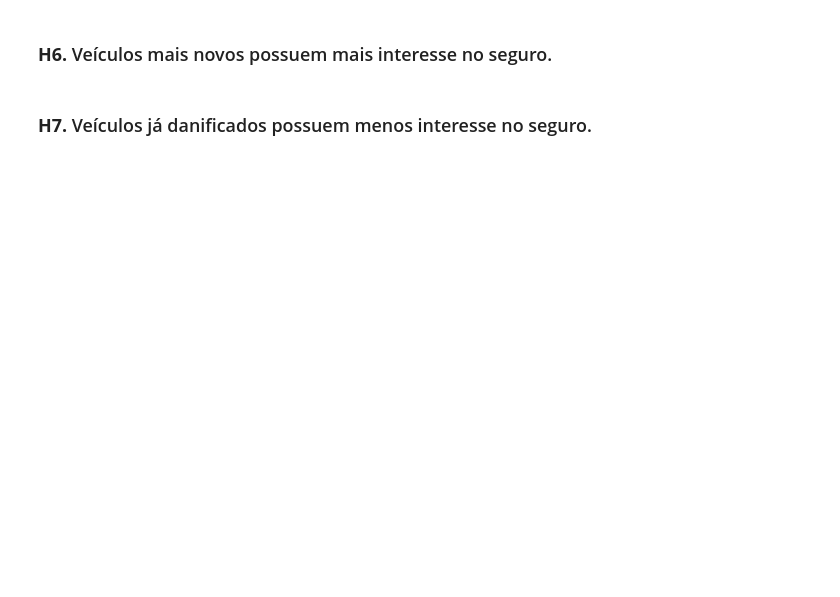
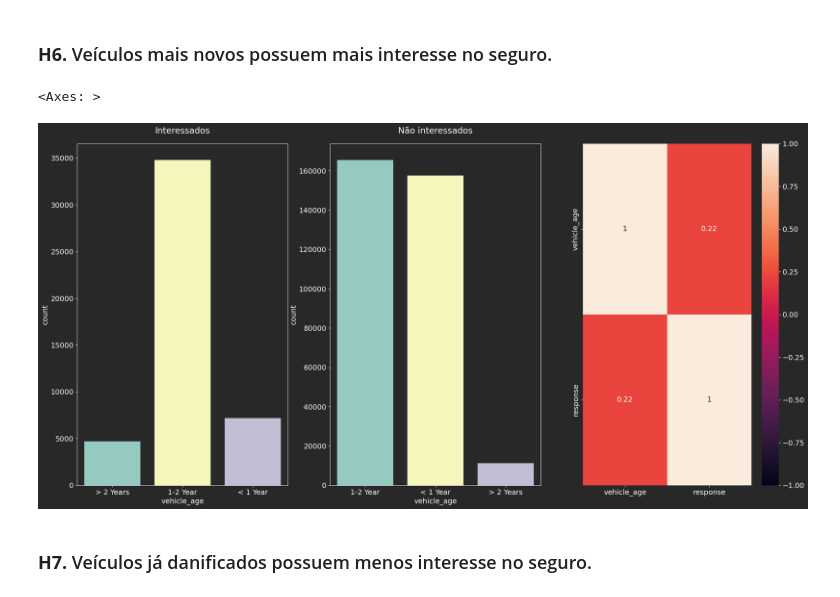
Before and after one commit to andrerochads/health_insurance_cross_sell, a Jupyter notebook: notebooks/health_insurence_c1.ipynb, the cells around one changed output. Saved outputs shown, nothing was run; the diff lists cells and outputs as text; code cells hidden in the pictures; blank space fills up the shorter version.

```diff
--- a/notebooks/health_insurence_c1.ipynb
+++ b/notebooks/health_insurence_c1.ipynb
@@ -490,4 +528,26 @@ df4.head()
 # %% [markdown]
 ### **H6.** Veículos mais novos possuem mais interesse no seguro.
+# %%
+aux_vehicle_age_1 = df4[df4['response'] == 1]
+plt.subplot(1, 3, 1)
+sns.countplot(data=aux_vehicle_age_1, x=aux_vehicle_age_1['vehicle_age'])
+plt.title('Interessados', pad=20)
+
+
+aux_vehicle_age_0 = df4[df4['response'] == 0]
+plt.subplot(1, 3, 2)
+sns.countplot(data=aux_vehicle_age_0, x=aux_vehicle_age_0['vehicle_age'])
+plt.title('Não interessados', pad=20)
+
+
+plt.subplot(1, 3, 3)
+vehicle_age_corr = df4[['vehicle_age', 'response']].copy()
+vehicle_age_corr['vehicle_age'] = vehicle_age_corr['vehicle_age'].apply(lambda x: 0 if x == '< 1 Year' else 1 if x == '1-2 Year' else 2)
+sns.heatmap(vehicle_age_corr.corr(method='spearman'), annot=True, vmin=-1, vmax=1)
+
+# Correlation found 0.22: Very weak positive correlation.
+# %% [output]
+<Axes: >
+[figure, added]
 # %% [markdown]
 ### **H7.** Veículos já danificados possuem menos interesse no seguro.
```
Also changed, not shown: parts of 13 cells of this notebook.
